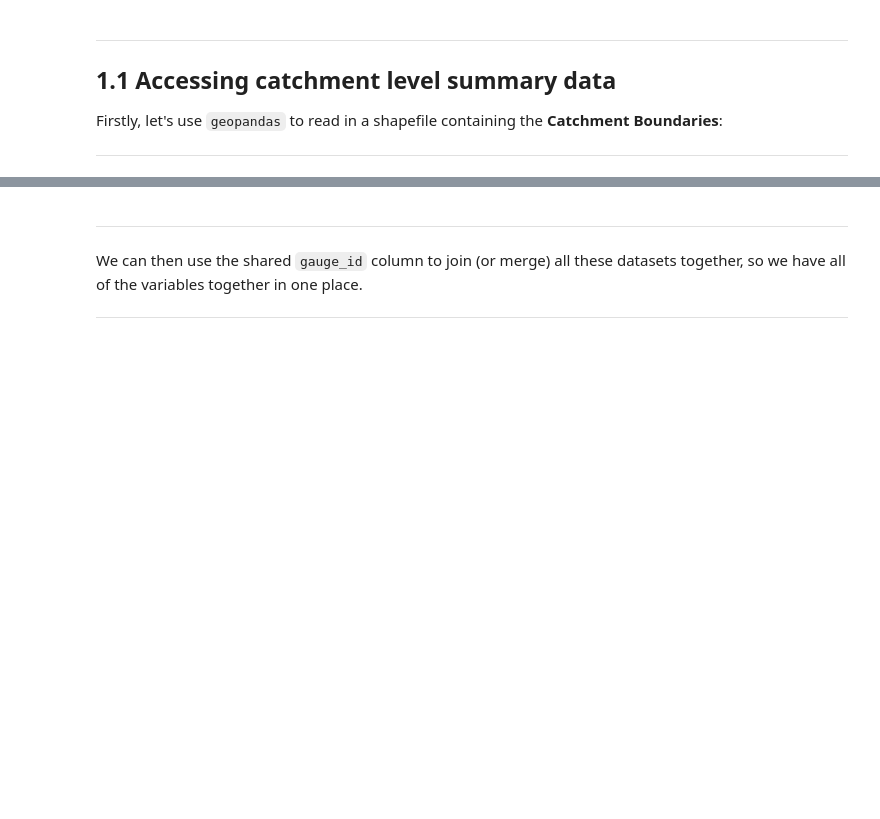
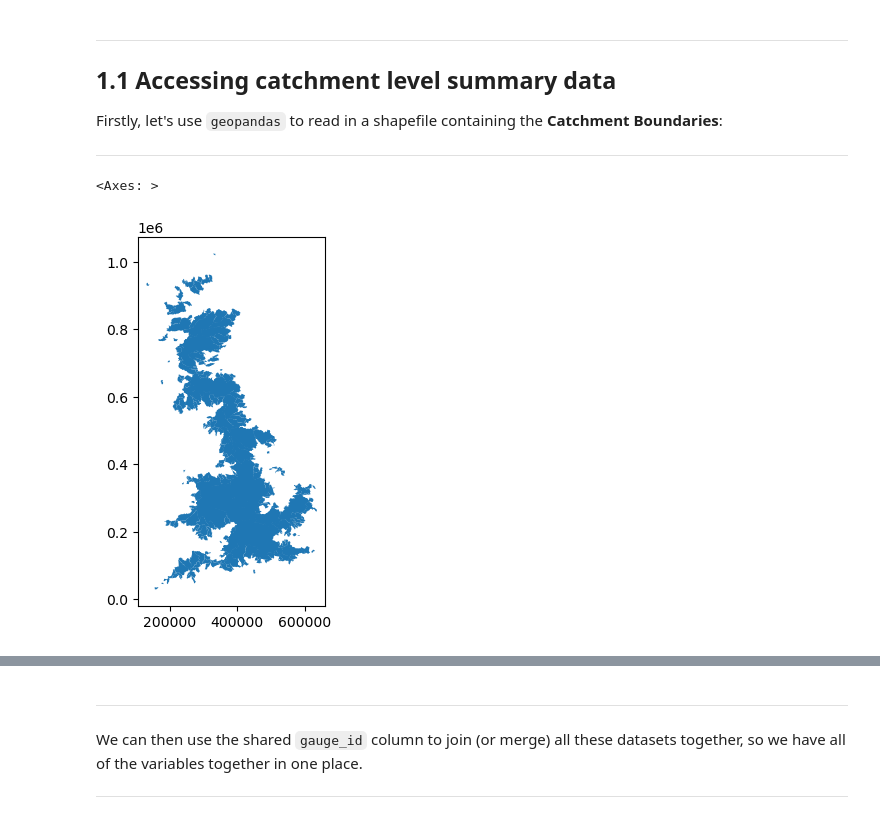
Before and after one commit to NERC-CEH/UKCEH_Summer_School, a Jupyter notebook: Workshop_6/Workshop6.ipynb, the cells around one changed output, grey strips where cells are left out. Drawn from its saved outputs; the diff is of its cells as text; code cells hidden in the pictures; blank space fills up the shorter version.

```diff
--- a/Workshop_6/Workshop6.ipynb
+++ b/Workshop_6/Workshop6.ipynb
@@ -255,7 +229,10 @@ Firstly, let's use  `geopandas`  to read in a shapefile containing the **Catchme
 catchment_boundaries = gpd.read_file(home_dir + "Catchment_Boundaries/CAMELS_GB_v2_catchment_boundaries.shp")
 catchment_boundaries.rename(columns={'ID':'gauge_id'}, inplace=True)
 # %%
-# catchment_boundaries.plot()
+catchment_boundaries.plot()
+# %% [output]
+<Axes: >
+[figure, added]
 # %% [markdown]
 ---
 
```
Also changed, not shown: parts of 37 cells of this notebook.
